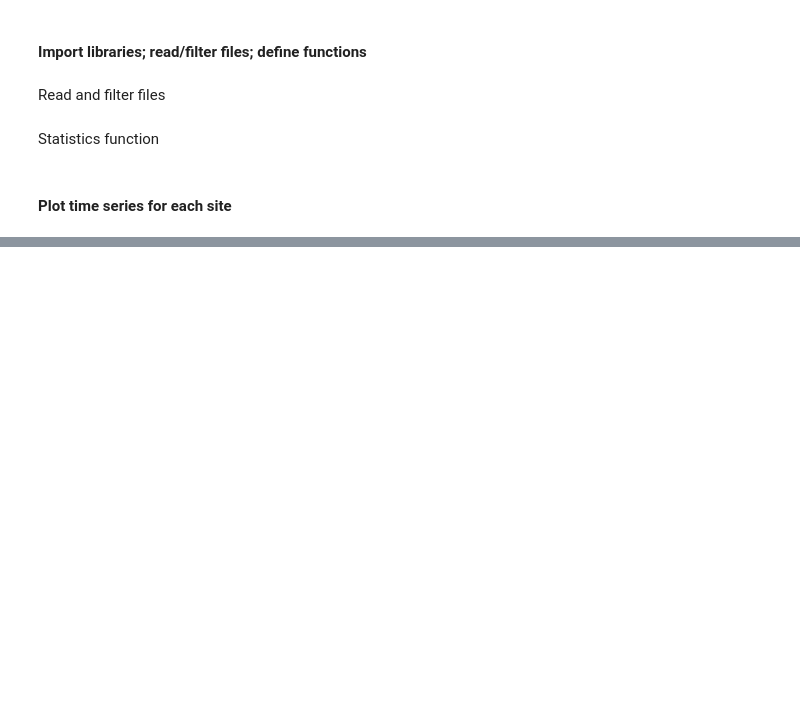
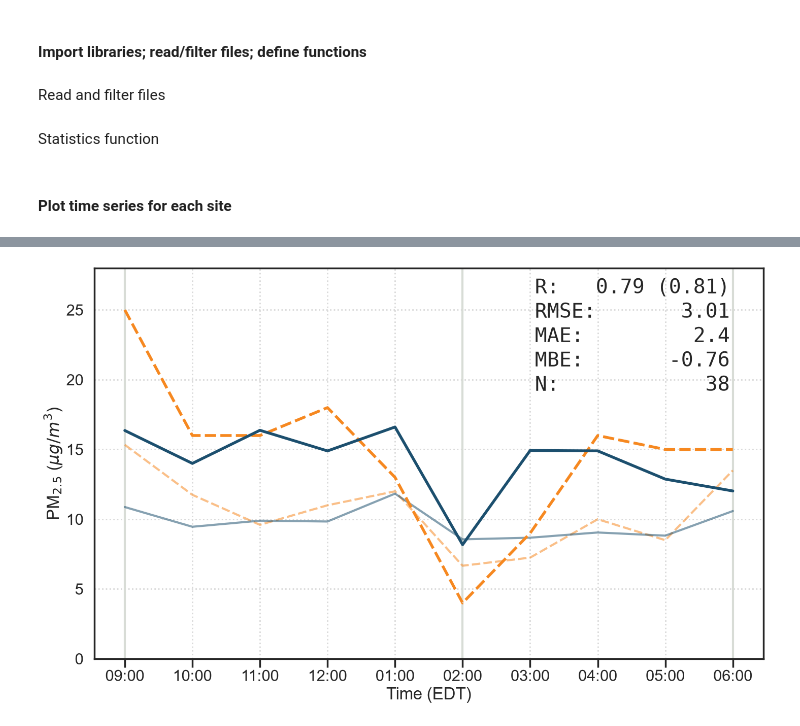
Before and after one commit to scforeman/remus, a Jupyter notebook: timeseries.ipynb, the cells around one changed output, grey strips where cells are left out. Saved outputs shown, nothing was run; the diff lists cells and outputs as text; code cells hidden in the pictures; blank space fills up the shorter version.

```diff
--- a/timeseries.ipynb
+++ b/timeseries.ipynb
@@ -62,0 +80,42 @@ pearson_r_48, spearman_rho_48, rmse_48, mae_48, mbe_48, slope_48, int_48 =stats(
+# %%
+site = 45
+fig,ax = plt.subplots(figsize=(17,10))
+rc = {#'axes.labelsize':16,'xtick.labelsize':12,'ytick.labelsize':12,
+      'ytick.left':True, 'axes.grid':True, 'grid.color':'.85', 'grid.linestyle':':'}
+sns.set_theme(context='poster', style='ticks',rc=rc)
+palette = {'tempo_pm': "#1c4f6e", 'epa_pm':"#f68820"}
+mean_palette = {'tempo_pm': "#1c4f6e88", 'epa_pm':"#f6882088"}
+
+df = pm_long[pm_long['site']==site].sort_values(by='timestamp')
+site_418 = df[df['date'].astype(str) == '2025-04-18'].sort_values(by='timestamp')
+
+sns.lineplot(data=df,x=df['timestamp'].dt.hour,y='pm25',
+             hue = 'source',palette = mean_palette, lw=3,
+    style='source', style_order=['tempo_pm','epa_pm'],
+    estimator='mean',
+    errorbar= None, legend=False
+)
+p=sns.lineplot( data = site_418, x = site_418['timestamp'].dt.hour, y = 'pm25',
+                  hue = 'source', palette = palette, lw=4,
+                  style='source', style_order=['tempo_pm','epa_pm'],
+                  errorbar = None, legend = False)
+p.set_xticks(ticks=site_418.timestamp.dt.hour.unique())
+p.set_xticklabels(labels=site_418.time_naive.unique())#,rotation=30)
+
+p.text(x=0.95, y = 0.98, transform=ax.transAxes,s=
+        (
+        f"{'R:':3}{spearman_rho_45:6} ({pearson_r_45})\n"
+      #   f"{'Spearman:':10}{spearman_rho_45:6}\n"
+        f"{'RMSE:':10}{rmse_45:6}\n"
+        f"{'MAE:':10}{mae_45:6}\n"
+        f"{'MBE:':10}{mbe_45:6}\n"
+        f"{'N:':10}{len(pm_45):6}"
+        ), ha='right',va='top',size = 'large',font='monospace')
+ax.set(xlabel='Time (EDT)',ylabel=r'PM$_{2.5}$ (${\mu}g/m^3$)',ylim=(0,28))
+p.vlines(x=[9, 14, 18],
+         ymin=0,ymax=28,ls='-',color='xkcd:light grey',zorder=1)
+# ax.set_title('Site A',size = 'large', pad = 15)
+# fig.savefig(Path.cwd()/f'figs/timeseries_{site}.svg',bbox_inches='tight')
+fig.savefig(Path.cwd()/f'figs/timeseries_{site}.png',dpi=200,bbox_inches='tight')
+# %% [output]
+[figure, added]
```
Also changed, not shown: parts of 8 cells of this notebook, 5 other files.
